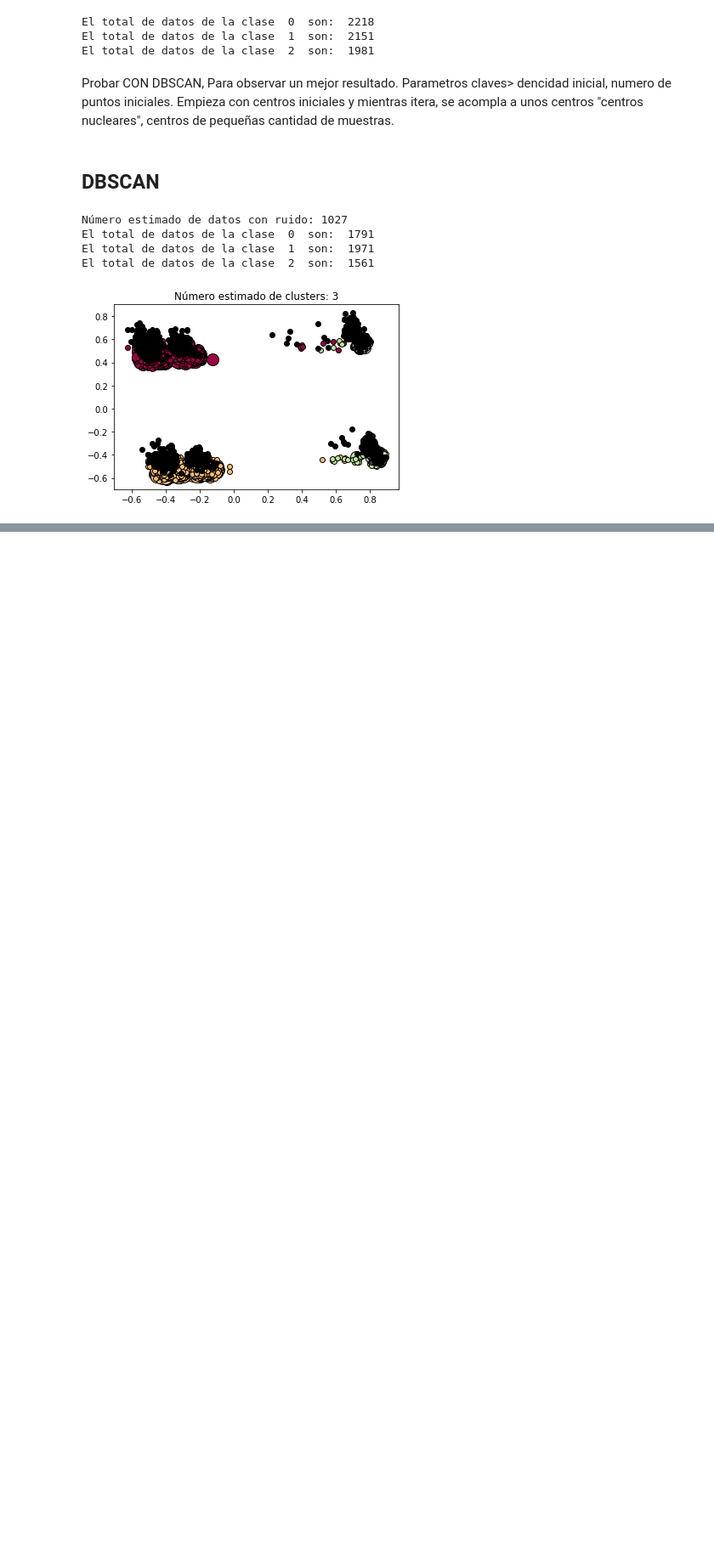
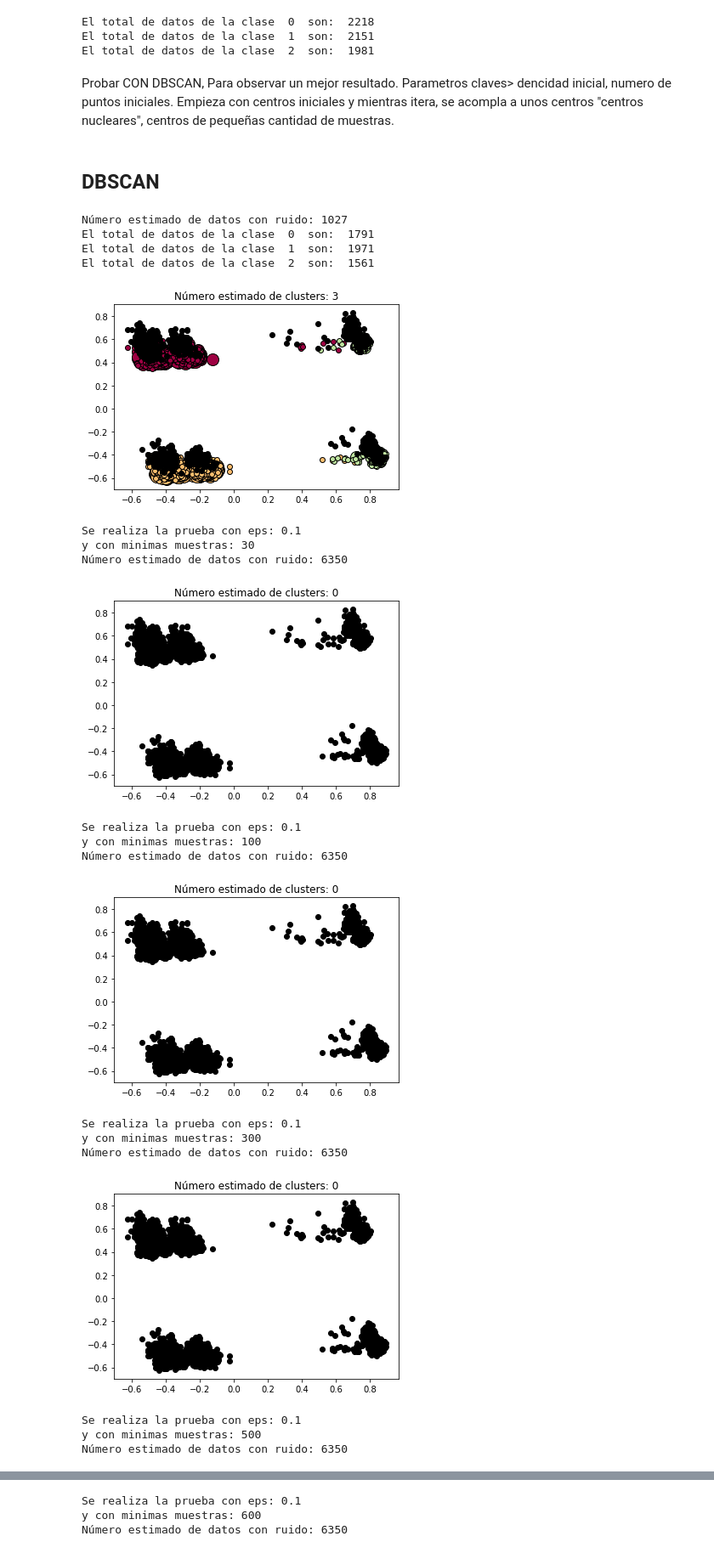
Before and after one commit to federovskys/Proyecto_Integrador_MachineLearning_MEData, a Jupyter notebook: defunciones_2015.ipynb, the cells around one changed output, grey strips where cells are left out. Shown at 85% size. Saved outputs shown, nothing was run; the diff lists cells and outputs as text; code cells hidden in the pictures; blank space fills up the shorter version.

Commit message:
agregue DBSCAN Defunciones

```diff
--- a/defunciones_2015.ipynb
+++ b/defunciones_2015.ipynb
@@ -316,7 +316,7 @@ pyplot.show()
 # %%
 from sklearn.cluster import KMeans
 from sklearn.metrics import silhouette_score # Método de validación silhouette
-from sklearn.metrics import calinski_harabasz_score # Método de validación Calinski-Harabasz
+from sklearn.metrics import calinski_harabaz_score # Método de validación Calinski-Harabasz
 
 from sklearn.utils import check_random_state # Es una librería para definir un generador de números aleatorios a partir de
                                              # de la librería numpy
@@ -356,7 +356,7 @@ for ncenters, ax in enumerate(axes1.reshape(-1), 2):
     centros = Modelo_Kmeans.cluster_centers_ # Calcula la matriz de centros
     inercia.append(Modelo_Kmeans.inertia_) # optimiza el punto de inercia de acuerdo al número de clusters
     silhouette_valores.append(silhouette_score(Nuevos_Datos, Etiquetas)) # Se aplica la métrica Silhouette
-    ch_valores.append(calinski_harabasz_score(Nuevos_Datos, Etiquetas)) # Se aplica la métrica Calinski-Harabasz
+    ch_valores.append(calinski_harabaz_score(Nuevos_Datos, Etiquetas)) # Se aplica la métrica Calinski-Harabasz
 
     for j in range(ncenters):
         ax.plot(xpts[Etiquetas == j],
@@ -440,7 +440,7 @@ for ncenters, ax in enumerate(axes1.reshape(-1), 2):
     Etiquetas_spectral = spectral_clustering.labels_ # Calcula las clases o etiquetas
 
     silhouette_valores.append(silhouette_score(Nuevos_Datos, Etiquetas_spectral)) # Se aplica la métrica Silhouette
-    ch_valores.append(calinski_harabasz_score(Nuevos_Datos, Etiquetas_spectral)) # Se aplica la métrica Calinski-Harabasz
+    ch_valores.append(calinski_harabaz_score(Nuevos_Datos, Etiquetas_spectral)) # Se aplica la métrica Calinski-Harabasz
 
 
     for j in range(ncenters):
@@ -568,3 +568,69 @@ El total de datos de la clase  0  son:  1791
 El total de datos de la clase  1  son:  1971
 El total de datos de la clase  2  son:  1561
 [figure]
+# %%
+from sklearn.cluster import DBSCAN # Se aplica el algoritmo de clustering DBSCAN
+from sklearn.datasets import make_moons # base de datos de las lunas
+import mglearn
+
+
+epss = [0.1,0.3,0.5,0.7,0.9,1]
+mins = [30,100,300,500,600,1000]
+
+for eps in epss:
+    for mi in mins:
+        print ("Se realiza la prueba con eps:", eps)
+        print ("y con minimas muestras:", mi)
+        Modelo_DBSCAN_Basico = DBSCAN(eps = eps, metric = 'euclidean', algorithm = 'auto', leaf_size = 10, min_samples = mi)
+        Modelo_DBSCAN_Basico.fit_predict(Nuevos_Datos)
+        Etiquetas = Modelo_DBSCAN_Basico.labels_ # Calcula las clases o etiquetas con ruido
+        centros = Modelo_DBSCAN_Basico.components_ # Calcula la matriz de centros nucleares
+        core_samples_mask = np.zeros_like(Etiquetas, dtype=bool)
+        core_samples_mask[Modelo_DBSCAN_Basico.core_sample_indices_] = True
+        n_clusters_ = len(set(Etiquetas)) - (1 if -1 in Etiquetas else 0)
+        n_ruido_ = list(Etiquetas).count(-1)
+        Clases_Sin_Ruido = Modelo_DBSCAN_Basico.labels_ # Calcula las clases o etiquetas sin ruido
+
+        unique_labels = set(Clases_Sin_Ruido)
+        colors = [pyplot.cm.Spectral(each)
+                  for each in np.linspace(0, 1, len(unique_labels))]
+
+        print('Número estimado de datos con ruido: %d' % n_ruido_)
+
+        for k, col in zip(unique_labels, colors):
+            if k == -1:
+                # Los puntos negros significan datos con ruido y que no pudieron ser agrupados
+                col = [0, 0, 0, 1]
+
+            class_member_mask = (Clases_Sin_Ruido == k)
+
+            xy = Nuevos_Datos[class_member_mask & core_samples_mask]
+            pyplot.plot(xy[:, 0], xy[:, 1], 'o', markerfacecolor=tuple(col),
+                     markeredgecolor='k', markersize=14)
+
+            xy = Nuevos_Datos[class_member_mask & ~core_samples_mask]
+            pyplot.plot(xy[:, 0], xy[:, 1], 'o', markerfacecolor=tuple(col),
+                     markeredgecolor='k', markersize=6)
+
+        #print("Para ", ncenters, " Clusters: ")
+        for i in range (len(np.unique(Etiquetas)) -1):
+            print("El total de datos de la clase ", i, " son: ", len(Etiquetas[Etiquetas==i]))
+
+        pyplot.title('Número estimado de clusters: %d' % n_clusters_)
+        pyplot.show()
+# %% [output]
+Se realiza la prueba con eps: 0.1
+y con minimas muestras: 30
+Número estimado de datos con ruido: 6350
+[figure, added]
+Se realiza la prueba con eps: 0.1
+y con minimas muestras: 100
+Número estimado de datos con ruido: 6350
+[figure, added]
+Se realiza la prueba con eps: 0.1
+y con minimas muestras: 300
+Número estimado de datos con ruido: 6350
+[figure, added]
+Se realiza la prueba con eps: 0.1
+y con minimas muestras: 500
+Número estimado de datos con ruido: 6350
@@ -570,0 +638,3 @@ El total de datos de la clase  2  son:  1561
+Se realiza la prueba con eps: 0.1
+y con minimas muestras: 600
+Número estimado de datos con ruido: 6350
```
Also changed, not shown: parts of 1 cell of this notebook.
